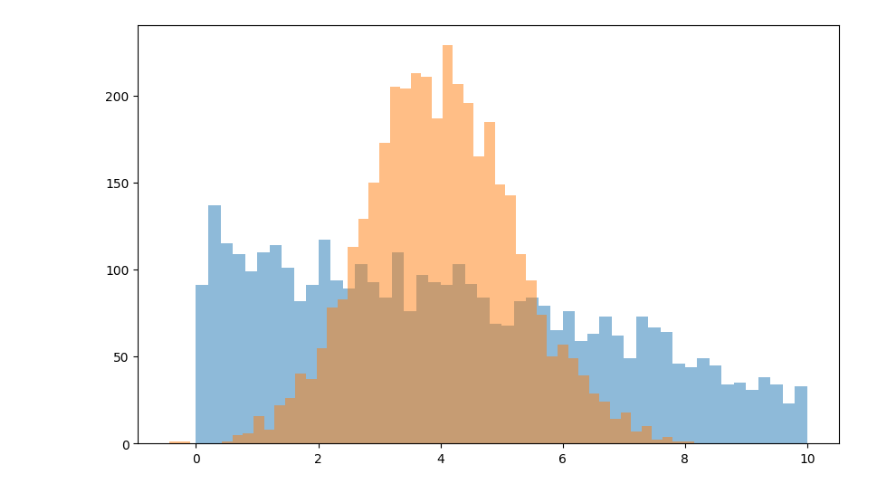
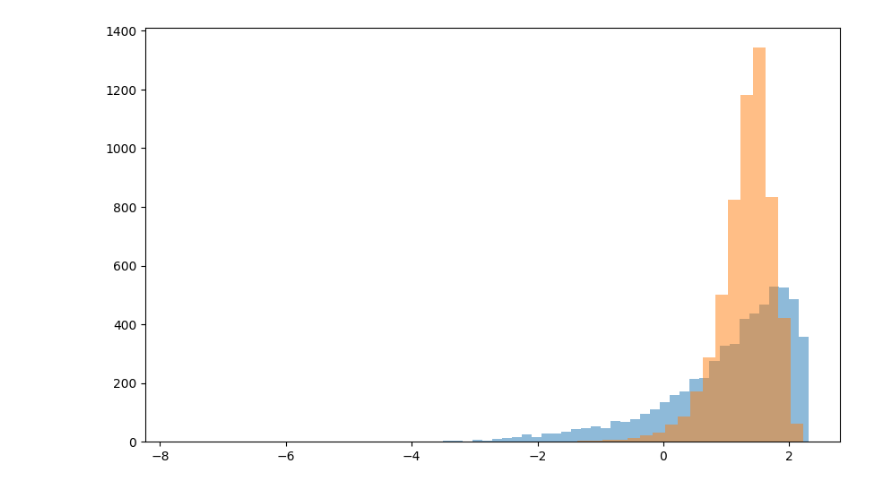
Before and after one commit to laiarodrigo/PIC-STELLARATOR, a Jupyter notebook: data_analysis/non_probabilistic_model/plot.ipynb, the cells around one changed output. Drawn from its saved outputs; the diff is of its cells as text; code cells hidden in the pictures.

```diff
--- a/data_analysis/non_probabilistic_model/plot.ipynb
+++ b/data_analysis/non_probabilistic_model/plot.ipynb
@@ -26,14 +26,14 @@ from sklearn.metrics import mean_squared_error, mean_absolute_error, r2_score
 
 best_params_manual = {
     "boosting_type": "dart",
-    "max_depth": 26,
-    "num_leaves": 254,
+    "max_depth": 35,
+    "num_leaves": 449,
     "min_data_in_leaf": 100,
-    "feature_fraction": 0.9981500402147306,
-    "learning_rate": 0.10433405411031996,
-    "num_iterations": 773,
+    "feature_fraction": 0.9824756723113014,
+    "learning_rate": 0.24479713555351562,
+    "num_iterations": 2917,
     "data_sample_strategy": "bagging",
-    "max_bins": 57
+    "max_bins": 1236
 }
 
 # Create and train the LightGBM model with the manually defined best parameters
@@ -83,5 +83,9 @@ plt.xlabel('Values')
 plt.ylabel('Density')
 plt.legend()
 plt.show()
+
+lgb.plot_importance(model, max_num_features=10)
+plt.title('Feature Importance')
+plt.show()
 # %% [output]
 [LightGBM] [Warning] min_data_in_leaf is set=100, min_child_samples=20 will be ignored. Current value: min_data_in_leaf=100
@@ -105,7 +110,7 @@ Predicted: -0.4313974723289443, Actual: 0.219688871815867
 # %%
 plt.figure(figsize=(10, 6))
-plt.hist(test_target_no_outliers, bins=50, alpha=0.5, label='Predicted')
-plt.hist(predictions, bins=50, alpha=0.5, label='Actual')
+plt.hist(np.log(test_target_no_outliers), bins=50, alpha=0.5, label='Predicted')
+plt.hist(np.log(predictions), bins=50, alpha=0.5, label='Actual')
 plt.show()
 # %% [output]
-[figure, old version]
+[figure, new version]
```
Also changed, not shown: parts of 6 cells of this notebook, 10 other files.
